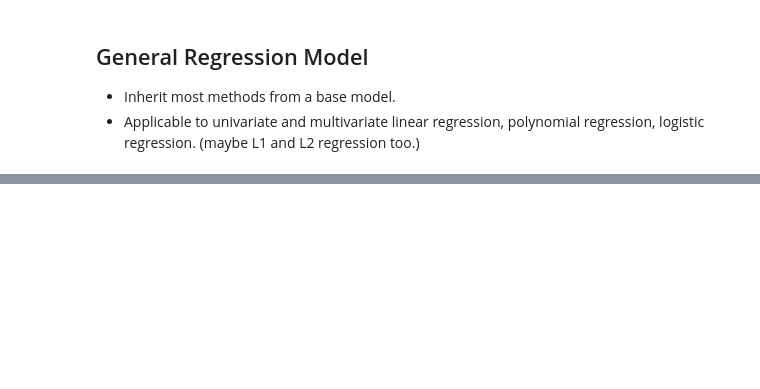
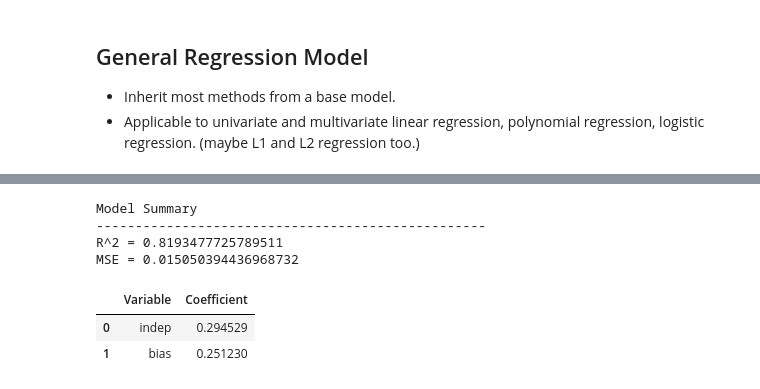
Before and after one commit to DomingoPC/ml-models, a Jupyter notebook: linear-regression.ipynb, the cells around one changed output, grey strips where cells are left out. Drawn from its saved outputs; the diff is of its cells as text; code cells hidden in the pictures; blank space fills up the shorter version.

```diff
--- a/linear-regression.ipynb
+++ b/linear-regression.ipynb
@@ -213,0 +264,10 @@ class univariate_lr(base_regression_model):
+# %%
+model.summary()
+# %% [output]
+Model Summary
+--------------------------------------------------
+R^2 = 0.8193477725789511
+MSE = 0.015050394436968732
+|  | Variable | Coefficient |
+| 0 | indep | 0.294529 |
+| 1 | bias | 0.251230 |
```
Also changed, not shown: parts of 5 cells of this notebook.
